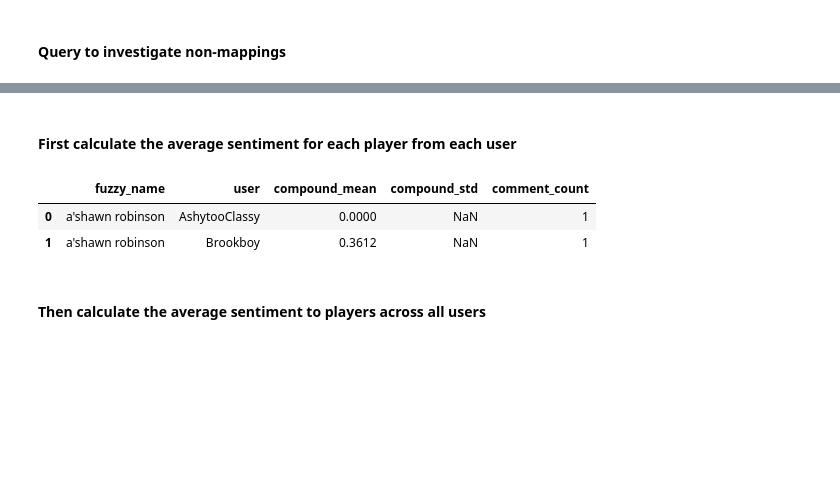
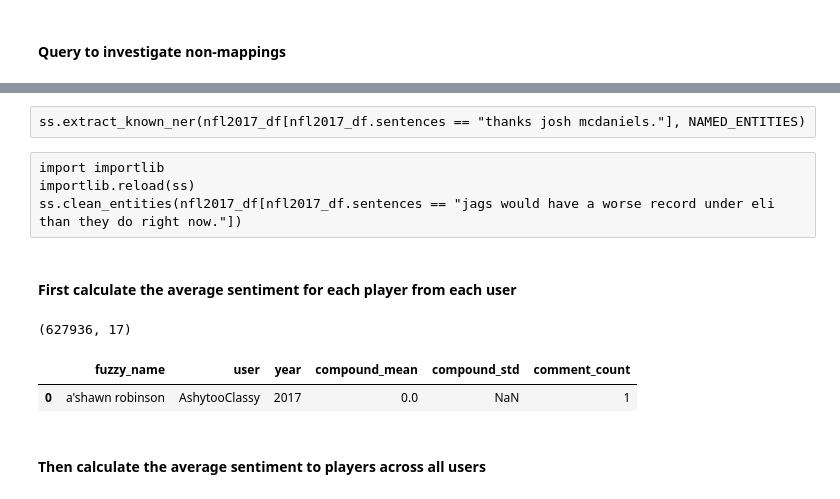
Before and after one commit to map222/trailofpapers, a Jupyter notebook: sentiment_sports/nfl-sentiment.ipynb, the cells around one changed output, grey strips where cells are left out. Cells and saved outputs as stored; diff of their text form; code cells hidden in the pictures; blank space fills up the shorter version.

```diff
--- a/sentiment_sports/nfl-sentiment.ipynb
+++ b/sentiment_sports/nfl-sentiment.ipynb
@@ -303,6 +373,6 @@ Some extracted name entities don't have a clear match (e.g. "Rivers" could be Au
 # %%
 %%time
-nba2017_df['fuzzy_name'] = nba2017_df.apply(lambda row: name_map[row['str_entities']] if row['str_entities'] in name_map else row['fuzzy_name'], axis=1)
-#nba2016_df['fuzzy_name'] = nba2016_df.apply(lambda row: name_map[row['str_entities']] if row['str_entities'] in name_map else row['fuzzy_name'], axis=1)
-#nba2015_df['fuzzy_name'] = nba2015_df.apply(lambda row: name_map[row['str_entities']] if row['str_entities'] in name_map else row['fuzzy_name'], axis=1)
+nfl2017_df['fuzzy_name'] = nfl2017_df.apply(lambda row: name_map[row['str_entities']] if row['str_entities'] in name_map else row['fuzzy_name'], axis=1)
+nfl2016_df['fuzzy_name'] = nfl2016_df.apply(lambda row: name_map[row['str_entities']] if row['str_entities'] in name_map else row['fuzzy_name'], axis=1)
+nfl2015_df['fuzzy_name'] = nfl2015_df.apply(lambda row: name_map[row['str_entities']] if row['str_entities'] in name_map else row['fuzzy_name'], axis=1)
 # %% [output]
@@ -310,9 +380,10 @@ Wall time: 24.5 s
 # %% [markdown]
 Remove players whose names have implicit sentiment
 # %%
-senti_players = ['maurice hurt', 'chris hope', 'tom savage', 'chandler burden', 'bryce petty', 'andrew luck', 'lucky whitehead', 'jahvid best']
+senti_players = ['maurice hurt', 'chris hope', 'tom savage', 'chandler burden', 'bryce petty',
+                 'andrew luck', 'lucky whitehead', 'jahvid best', 'champ bailey']
 nfl2017_df = nfl2017_df[nfl2017_df['fuzzy_name'].apply(lambda row: row not in senti_players)]
-#nba2016_df = nba2016_df[nba2016_df['fuzzy_name'].apply(lambda row: row not in senti_players)]
-#nba2015_df = nba2016_df[nba2015_df['fuzzy_name'].apply(lambda row: row not in senti_players)]
+nfl2016_df = nfl2016_df[nfl2016_df['fuzzy_name'].apply(lambda row: row not in senti_players)]
+nfl2015_df = nfl2015_df[nfl2015_df['fuzzy_name'].apply(lambda row: row not in senti_players)]
 # %% [markdown]
 #### Query to investigate non-mappings
@@ -332,15 +392,27 @@ match_df.shape
+# %% [raw]
+ss.extract_known_ner(nfl2017_df[nfl2017_df.sentences == "thanks josh mcdaniels."], NAMED_ENTITIES)
+# %% [raw]
+import importlib
+importlib.reload(ss)
+ss.clean_entities(nfl2017_df[nfl2017_df.sentences == "jags would have a worse record under eli than they do right now."])
 # %% [markdown]
 #### First calculate the average sentiment for each player from each user
+# %%
+nfl_df = pd.concat([nfl2015_df, nfl2016_df, nfl2017_df])
+# %%
+match_df = nfl_df.query('fuzzy_name != "unclear"')
+match_df.shape
+# %% [output]
+(627936, 17)
 # %%
-user_player_sentiment_df = (match_df.groupby(['fuzzy_name', 'user'])
+user_player_sentiment_df = (match_df.groupby(['fuzzy_name', 'user', 'year'])
                                     .agg({'compound':['mean', 'std', 'count']})
                                     .reset_index())
-user_player_sentiment_df.columns = ['fuzzy_name', 'user', 'compound_mean', 'compound_std', 'comment_count']
-user_player_sentiment_df.head(2)
+user_player_sentiment_df.columns = ['fuzzy_name', 'user', 'year', 'compound_mean', 'compound_std', 'comment_count']
+user_player_sentiment_df.head(1)
 # %% [output]
-|  | fuzzy_name | user | compound_mean | compound_std | comment_count |
-| 0 | a'shawn robinson | AshytooClassy | 0.0000 | NaN | 1 |
-| 1 | a'shawn robinson | Brookboy | 0.3612 | NaN | 1 |
+|  | fuzzy_name | user | year | compound_mean | compound_std | comment_count |
+| 0 | a'shawn robinson | AshytooClassy | 2017 | 0.0 | NaN | 1 |
 # %% [markdown]
 #### Then calculate the average sentiment to players across all users
 # %%
```
Also changed, not shown: parts of 72 cells of this notebook, 5 other files.
